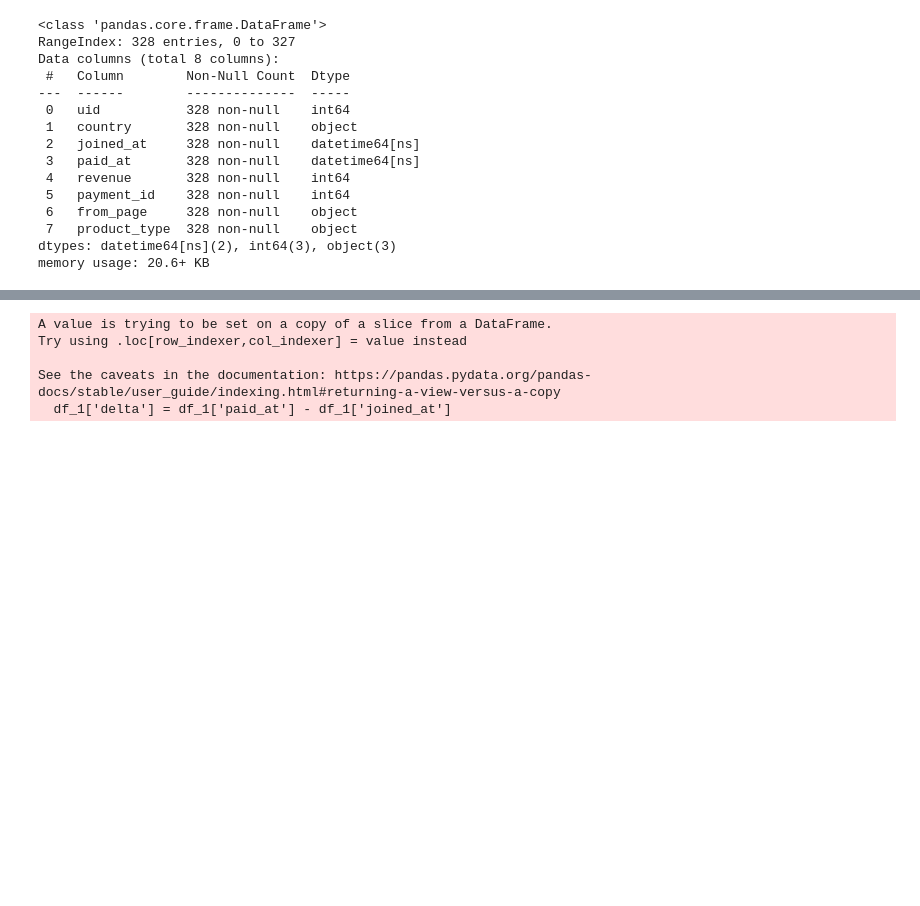
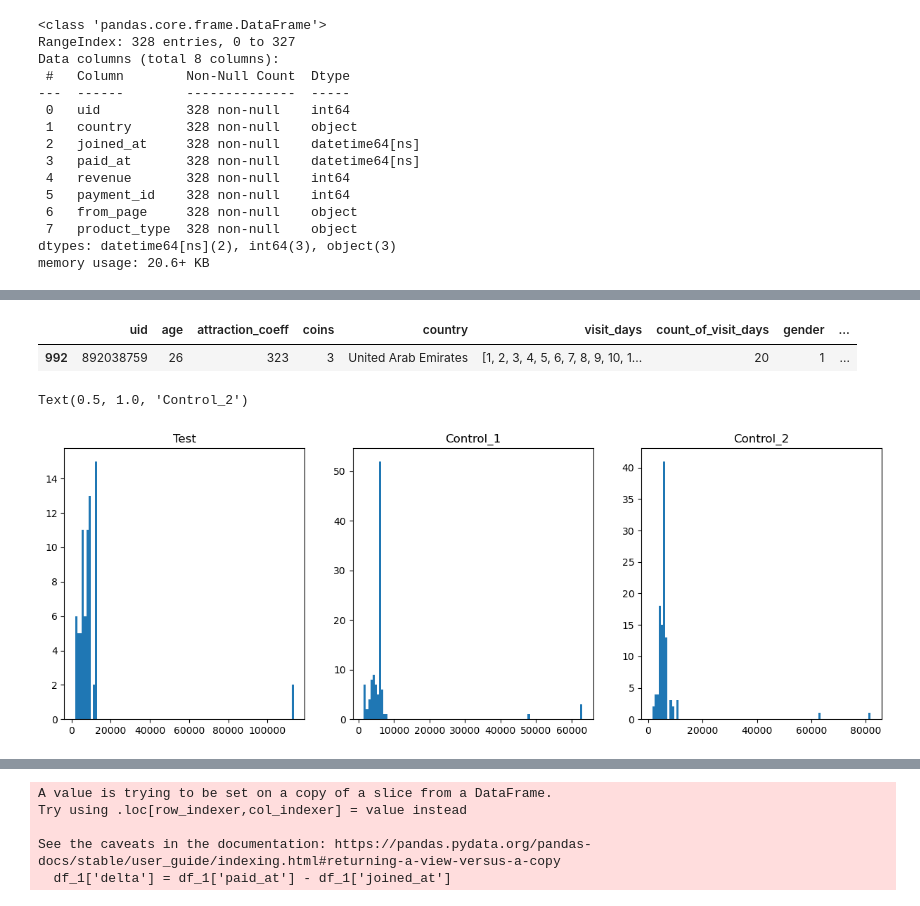
Before and after one commit to Ed-Tari/AB_test_project_2, a Jupyter notebook: pet_2.ipynb, the cells around one changed output, grey strips where cells are left out. Cells and saved outputs as stored; diff of their text form; code cells hidden in the pictures; blank space fills up the shorter version.

```diff
--- a/pet_2.ipynb
+++ b/pet_2.ipynb
@@ -279,0 +270,17 @@ df_2.groupby(['uid'],as_index=False).agg({'revenue':'count'}).query("revenue > 1
+# %%
+users_test[users_test['uid']==892038759]
+# %% [output]
+|  | uid | age | attraction_coeff | coins | country | visit_days | count_of_visit_days | gender | ... |
+| 992 | 892038759 | 26 | 323 | 3 | United Arab Emirates | [1, 2, 3, 4, 5, 6, 7, 8, 9, 10, 1... | 20 | 1 | ... |
+# %%
+# Построим графики распределения
+fig, ax = plt.subplots(1, 3, figsize = (15,5))
+ax[0].hist(df.revenue, bins= 100)
+ax[0].set_title('Test')
+ax[1].hist(df_1.revenue, bins= 100)
+ax[1].set_title('Control_1')
+ax[2].hist(df_2.revenue, bins= 100)
+ax[2].set_title('Control_2')
+# %% [output]
+Text(0.5, 1.0, 'Control_2')
+[figure, added]
```
Also changed, not shown: parts of 38 cells of this notebook.
